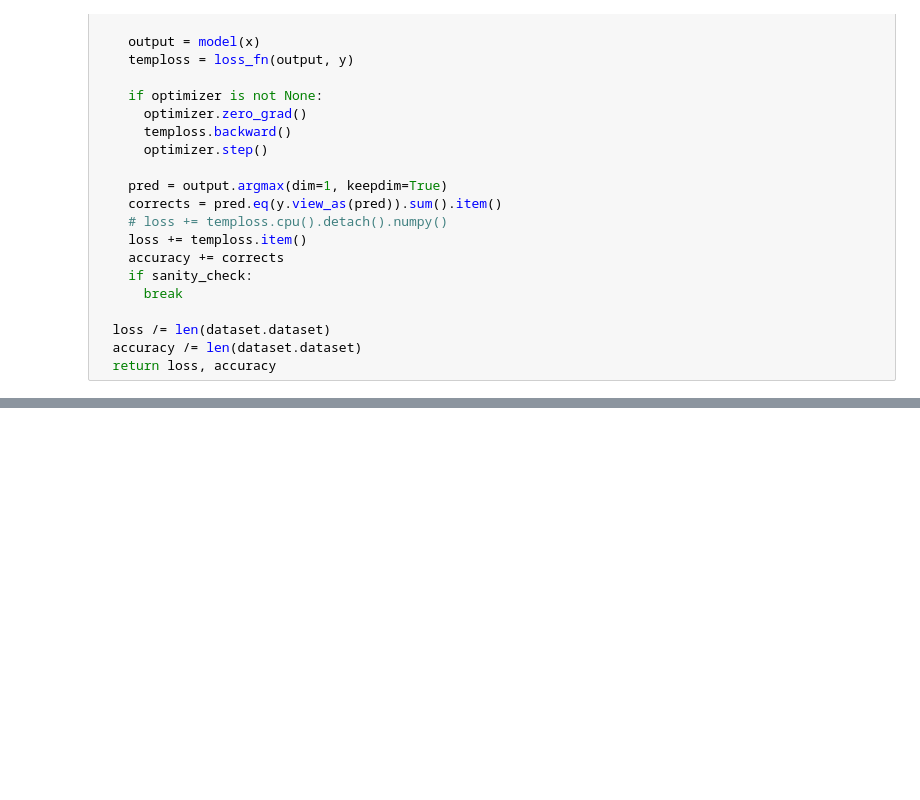
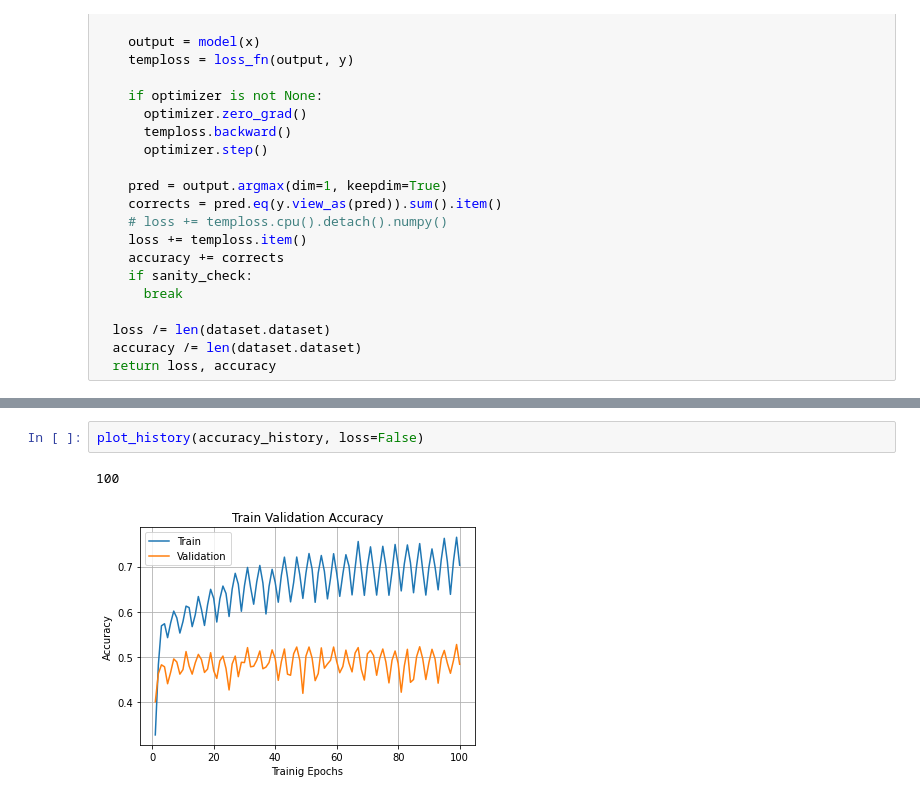
Before and after one commit to mralamdari/Multi-Classification-Pytorch, a Jupyter notebook: Multi_Classification_Pytorch.ipynb, the cells around one changed output, grey strips where cells are left out. Cells and saved outputs as stored; diff of their text form; blank space fills up the shorter version.

```diff
--- a/Multi_Classification_Pytorch.ipynb
+++ b/Multi_Classification_Pytorch.ipynb
@@ -330,0 +416,5 @@ def train_val(model, params):
+# %%
+plot_history(accuracy_history, loss=False)
+# %% [output]
+100
+[figure, added]
```
Also changed, not shown: parts of 13 cells of this notebook.
